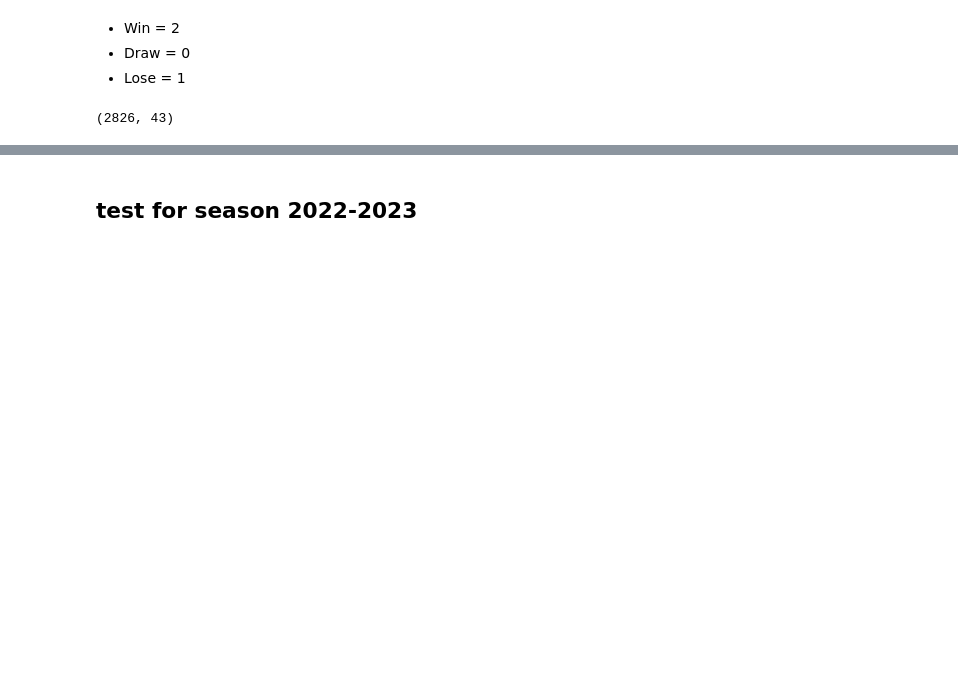
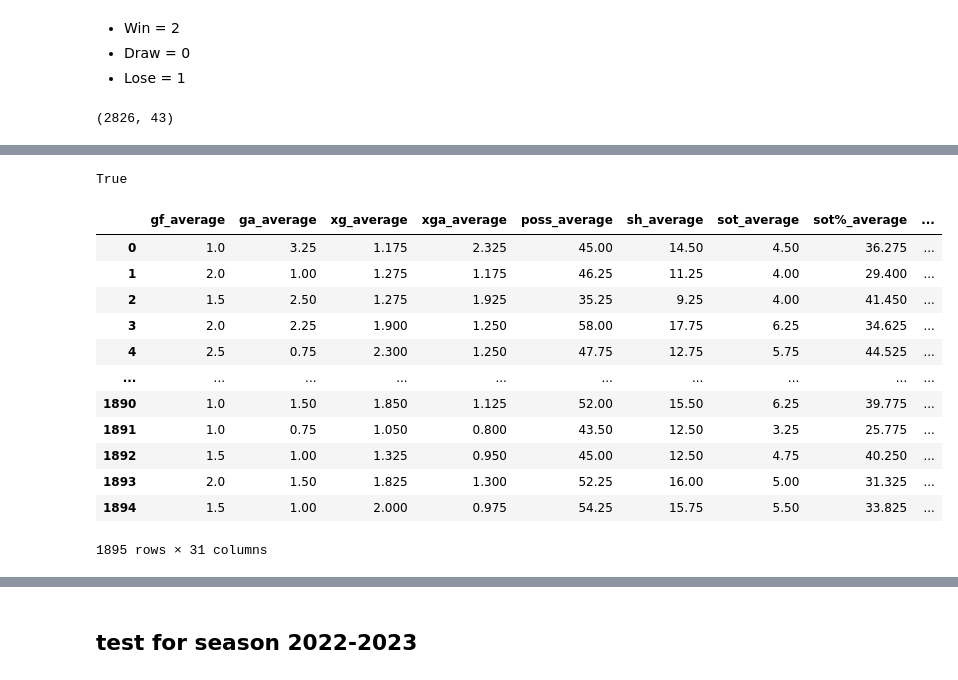
Before and after one commit to BinhHong/Prediction-football-outcome-in-Bundesliga, a Jupyter notebook: Data preparation.ipynb, the cells around one changed output, grey strips where cells are left out. Saved outputs shown, nothing was run; the diff lists cells and outputs as text; code cells hidden in the pictures; blank space fills up the shorter version.

```diff
--- a/Data preparation.ipynb
+++ b/Data preparation.ipynb
@@ -672,0 +684,4 @@ df.shape
+# %%
+# choose stats and name of average stats
+stats = numeric_col
+name_of_average_stats = [f"{c}_average" for c in stats]
@@ -672,0 +760,20 @@ df.shape
+# %%
+len(numeric_col)==len(name_of_average_stats)
+# %% [output]
+True
+# %%
+train[name_of_average_stats]
+# %% [output]
+|  | gf_average | ga_average | xg_average | xga_average | poss_average | sh_average | sot_average | sot%_average | ... |
+| 0 | 1.0 | 3.25 | 1.175 | 2.325 | 45.00 | 14.50 | 4.50 | 36.275 | ... |
+| 1 | 2.0 | 1.00 | 1.275 | 1.175 | 46.25 | 11.25 | 4.00 | 29.400 | ... |
+| 2 | 1.5 | 2.50 | 1.275 | 1.925 | 35.25 | 9.25 | 4.00 | 41.450 | ... |
+| 3 | 2.0 | 2.25 | 1.900 | 1.250 | 58.00 | 17.75 | 6.25 | 34.625 | ... |
+| 4 | 2.5 | 0.75 | 2.300 | 1.250 | 47.75 | 12.75 | 5.75 | 44.525 | ... |
+| ... | ... | ... | ... | ... | ... | ... | ... | ... | ... |
+| 1890 | 1.0 | 1.50 | 1.850 | 1.125 | 52.00 | 15.50 | 6.25 | 39.775 | ... |
+| 1891 | 1.0 | 0.75 | 1.050 | 0.800 | 43.50 | 12.50 | 3.25 | 25.775 | ... |
+| 1892 | 1.5 | 1.00 | 1.325 | 0.950 | 45.00 | 12.50 | 4.75 | 40.250 | ... |
+| 1893 | 2.0 | 1.50 | 1.825 | 1.300 | 52.25 | 16.00 | 5.00 | 31.325 | ... |
+| 1894 | 1.5 | 1.00 | 2.000 | 0.975 | 54.25 | 15.75 | 5.50 | 33.825 | ... |
+1895 rows × 31 columns
```
Also changed, not shown: parts of 28 cells of this notebook.
